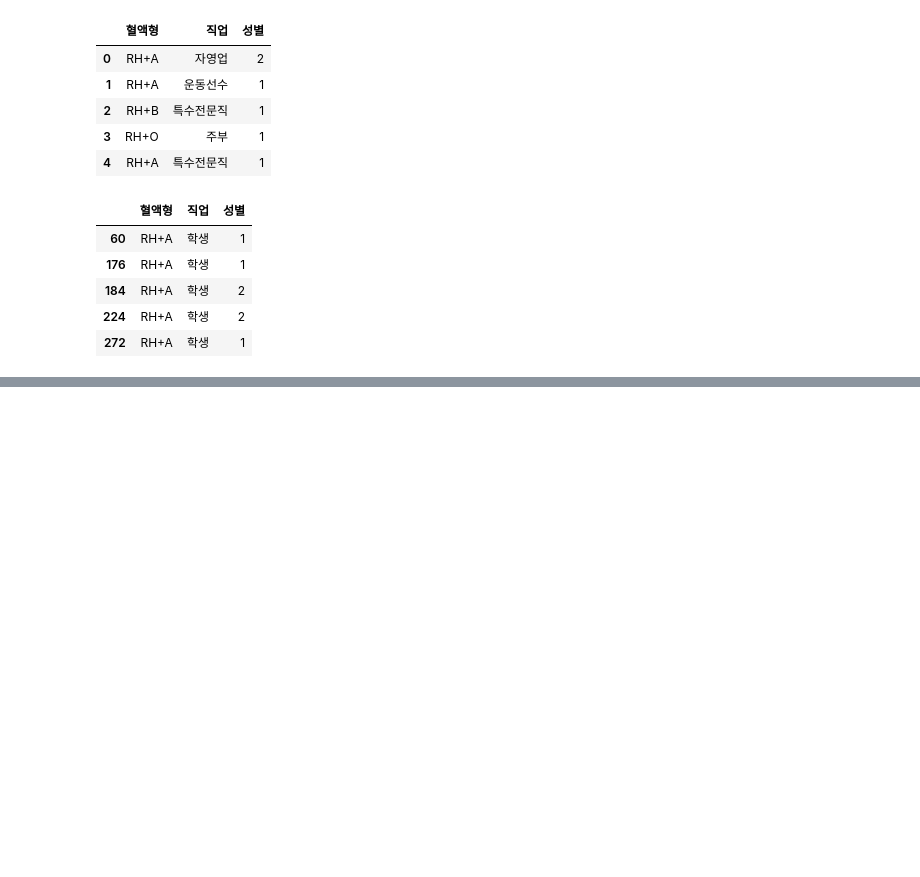
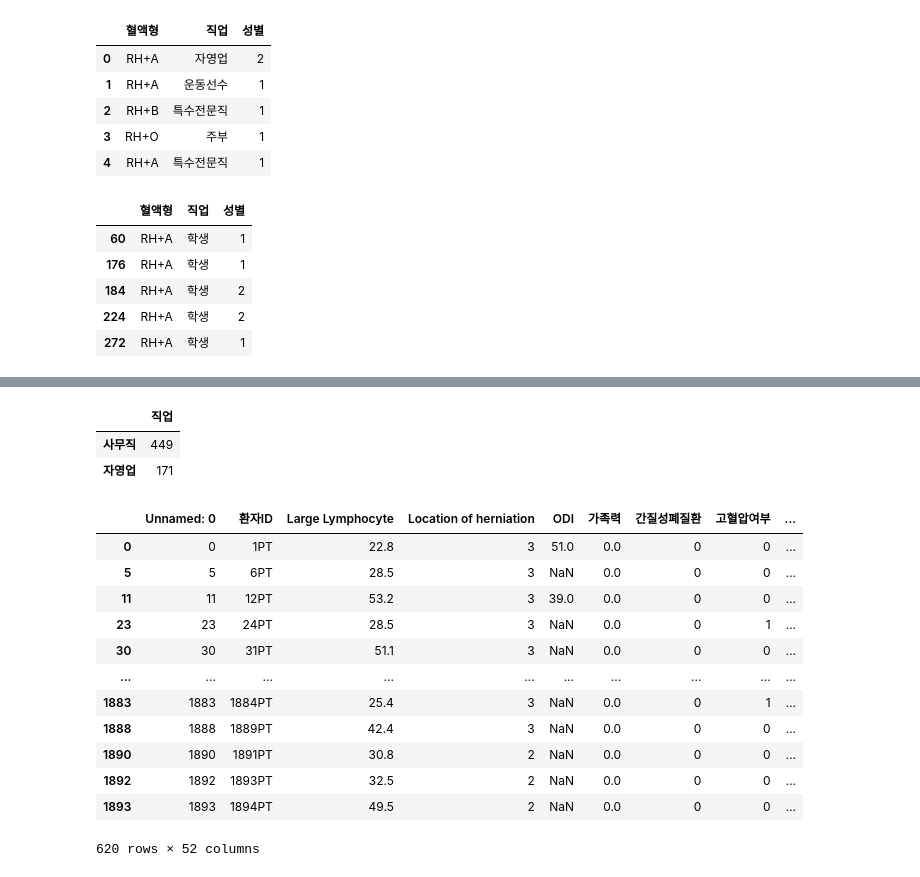
Before and after one commit to SSSanga/study_data_analytics, a Jupyter notebook: codes/DDA/RecurrenceOfSurgery_DDA.ipynb, the cells around one changed output, grey strips where cells are left out. Drawn from its saved outputs; the diff is of its cells as text; code cells hidden in the pictures; blank space fills up the shorter version.

```diff
--- a/codes/DDA/RecurrenceOfSurgery_DDA.ipynb
+++ b/codes/DDA/RecurrenceOfSurgery_DDA.ipynb
@@ -218,0 +236,28 @@ df_ROS_BJGsort.iloc[:5]
+# %%
+df_ROSJOB = df_ROS['직업'].value_counts()
+df_ROSJOB_list=(pd.DataFrame(df_ROSJOB))
+df_ROSJOB_list.iloc[:2]
+# 사무직, 자영업
+# %% [output]
+|  | 직업 |
+| 사무직 | 449 |
+| 자영업 | 171 |
+# %%
+df_ROS_DF = pd.DataFrame(df_ROS)
+condition = ( (df_ROS_DF['직업'] == '사무직') | (df_ROS_DF['직업'] == '자영업') )
+df_ROS_DF_top2=df_ROS_DF.loc[condition]
+df_ROS_DF_top2
+# %% [output]
+|  | Unnamed: 0 | 환자ID | Large Lymphocyte | Location of herniation | ODI | 가족력 | 간질성폐질환 | 고혈압여부 | ... |
+| 0 | 0 | 1PT | 22.8 | 3 | 51.0 | 0.0 | 0 | 0 | ... |
+| 5 | 5 | 6PT | 28.5 | 3 | NaN | 0.0 | 0 | 0 | ... |
+| 11 | 11 | 12PT | 53.2 | 3 | 39.0 | 0.0 | 0 | 0 | ... |
+| 23 | 23 | 24PT | 28.5 | 3 | NaN | 0.0 | 0 | 1 | ... |
+| 30 | 30 | 31PT | 51.1 | 3 | NaN | 0.0 | 0 | 0 | ... |
+| ... | ... | ... | ... | ... | ... | ... | ... | ... | ... |
+| 1883 | 1883 | 1884PT | 25.4 | 3 | NaN | 0.0 | 0 | 1 | ... |
+| 1888 | 1888 | 1889PT | 42.4 | 3 | NaN | 0.0 | 0 | 0 | ... |
+| 1890 | 1890 | 1891PT | 30.8 | 2 | NaN | 0.0 | 0 | 0 | ... |
+| 1892 | 1892 | 1893PT | 32.5 | 2 | NaN | 0.0 | 0 | 0 | ... |
+| 1893 | 1893 | 1894PT | 49.5 | 2 | NaN | 0.0 | 0 | 0 | ... |
+620 rows × 52 columns
```
Also changed, not shown: parts of 2 cells of this notebook, 1 other file.
